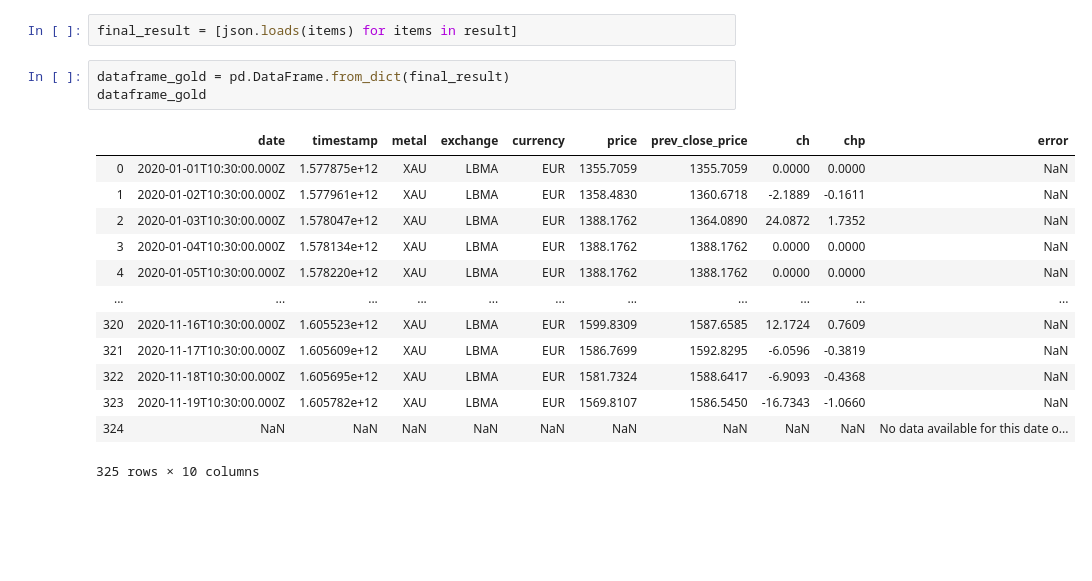
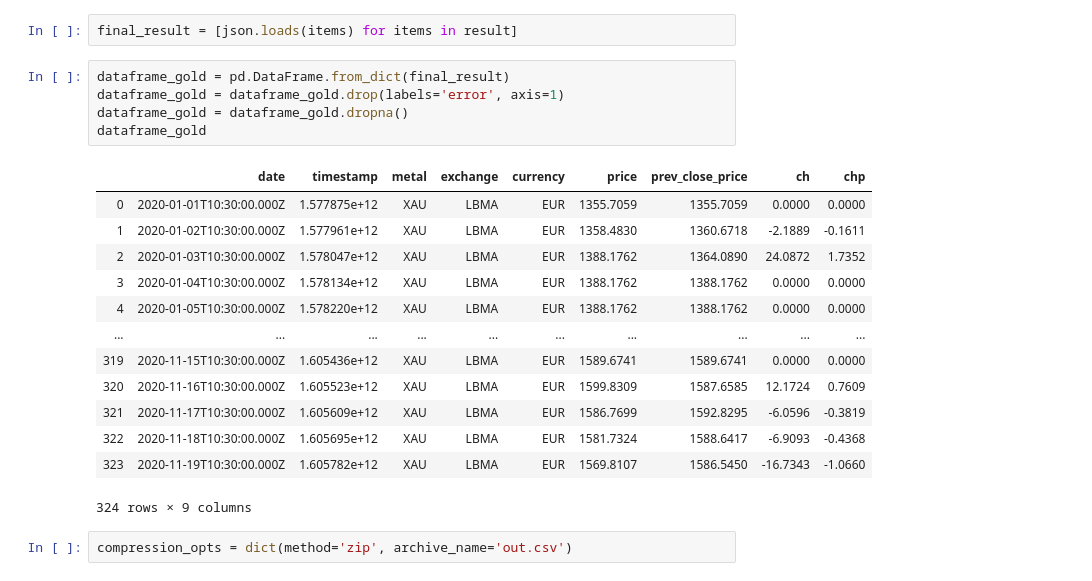
Before and after one commit to RomarN/DE-group-5, a Jupyter notebook: Assignment 3/create_df.ipynb, the cells around one changed output. Saved outputs shown, nothing was run; the diff lists cells and outputs as text; blank space fills up the shorter version.

```diff
--- a/Assignment 3/create_df.ipynb
+++ b/Assignment 3/create_df.ipynb
@@ -83,18 +83,22 @@ result
 final_result = [json.loads(items) for items in result]
 # %%
 dataframe_gold = pd.DataFrame.from_dict(final_result)
+dataframe_gold = dataframe_gold.drop(labels='error', axis=1)
+dataframe_gold = dataframe_gold.dropna()
 dataframe_gold
 # %% [output]
-|  | date | timestamp | metal | exchange | currency | price | prev_close_price | ch | chp | error |
-| 0 | 2020-01-01T10:30:00.000Z | 1.577875e+12 | XAU | LBMA | EUR | 1355.7059 | 1355.7059 | 0.0000 | 0.0000 | NaN |
-| 1 | 2020-01-02T10:30:00.000Z | 1.577961e+12 | XAU | LBMA | EUR | 1358.4830 | 1360.6718 | -2.1889 | -0.1611 | NaN |
-| 2 | 2020-01-03T10:30:00.000Z | 1.578047e+12 | XAU | LBMA | EUR | 1388.1762 | 1364.0890 | 24.0872 | 1.7352 | NaN |
-| 3 | 2020-01-04T10:30:00.000Z | 1.578134e+12 | XAU | LBMA | EUR | 1388.1762 | 1388.1762 | 0.0000 | 0.0000 | NaN |
-| 4 | 2020-01-05T10:30:00.000Z | 1.578220e+12 | XAU | LBMA | EUR | 1388.1762 | 1388.1762 | 0.0000 | 0.0000 | NaN |
-| ... | ... | ... | ... | ... | ... | ... | ... | ... | ... | ... |
-| 320 | 2020-11-16T10:30:00.000Z | 1.605523e+12 | XAU | LBMA | EUR | 1599.8309 | 1587.6585 | 12.1724 | 0.7609 | NaN |
-| 321 | 2020-11-17T10:30:00.000Z | 1.605609e+12 | XAU | LBMA | EUR | 1586.7699 | 1592.8295 | -6.0596 | -0.3819 | NaN |
-| 322 | 2020-11-18T10:30:00.000Z | 1.605695e+12 | XAU | LBMA | EUR | 1581.7324 | 1588.6417 | -6.9093 | -0.4368 | NaN |
-| 323 | 2020-11-19T10:30:00.000Z | 1.605782e+12 | XAU | LBMA | EUR | 1569.8107 | 1586.5450 | -16.7343 | -1.0660 | NaN |
-| 324 | NaN | NaN | NaN | NaN | NaN | NaN | NaN | NaN | NaN | No data available for this date o... |
+|  | date | timestamp | metal | exchange | currency | price | prev_close_price | ch | chp |
+| 0 | 2020-01-01T10:30:00.000Z | 1.577875e+12 | XAU | LBMA | EUR | 1355.7059 | 1355.7059 | 0.0000 | 0.0000 |
+| 1 | 2020-01-02T10:30:00.000Z | 1.577961e+12 | XAU | LBMA | EUR | 1358.4830 | 1360.6718 | -2.1889 | -0.1611 |
+| 2 | 2020-01-03T10:30:00.000Z | 1.578047e+12 | XAU | LBMA | EUR | 1388.1762 | 1364.0890 | 24.0872 | 1.7352 |
+| 3 | 2020-01-04T10:30:00.000Z | 1.578134e+12 | XAU | LBMA | EUR | 1388.1762 | 1388.1762 | 0.0000 | 0.0000 |
+| 4 | 2020-01-05T10:30:00.000Z | 1.578220e+12 | XAU | LBMA | EUR | 1388.1762 | 1388.1762 | 0.0000 | 0.0000 |
+| ... | ... | ... | ... | ... | ... | ... | ... | ... | ... |
+| 319 | 2020-11-15T10:30:00.000Z | 1.605436e+12 | XAU | LBMA | EUR | 1589.6741 | 1589.6741 | 0.0000 | 0.0000 |
+| 320 | 2020-11-16T10:30:00.000Z | 1.605523e+12 | XAU | LBMA | EUR | 1599.8309 | 1587.6585 | 12.1724 | 0.7609 |
+| 321 | 2020-11-17T10:30:00.000Z | 1.605609e+12 | XAU | LBMA | EUR | 1586.7699 | 1592.8295 | -6.0596 | -0.3819 |
+| 322 | 2020-11-18T10:30:00.000Z | 1.605695e+12 | XAU | LBMA | EUR | 1581.7324 | 1588.6417 | -6.9093 | -0.4368 |
+| 323 | 2020-11-19T10:30:00.000Z | 1.605782e+12 | XAU | LBMA | EUR | 1569.8107 | 1586.5450 | -16.7343 | -1.0660 |
-325 rows × 10 columns
+324 rows × 9 columns
+# %%
+compression_opts = dict(method='zip', archive_name='out.csv')
```
Also changed, not shown: 1 other file.
